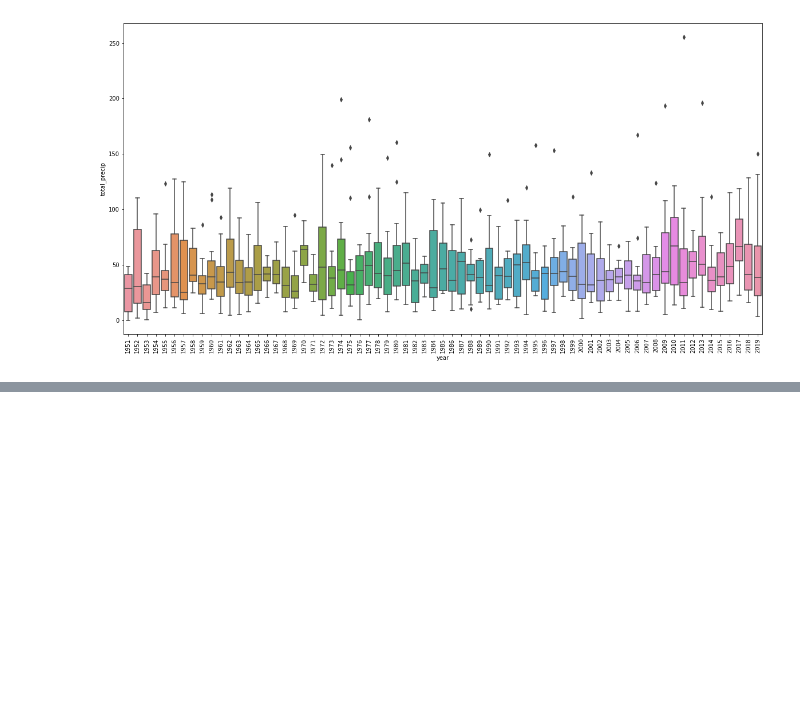
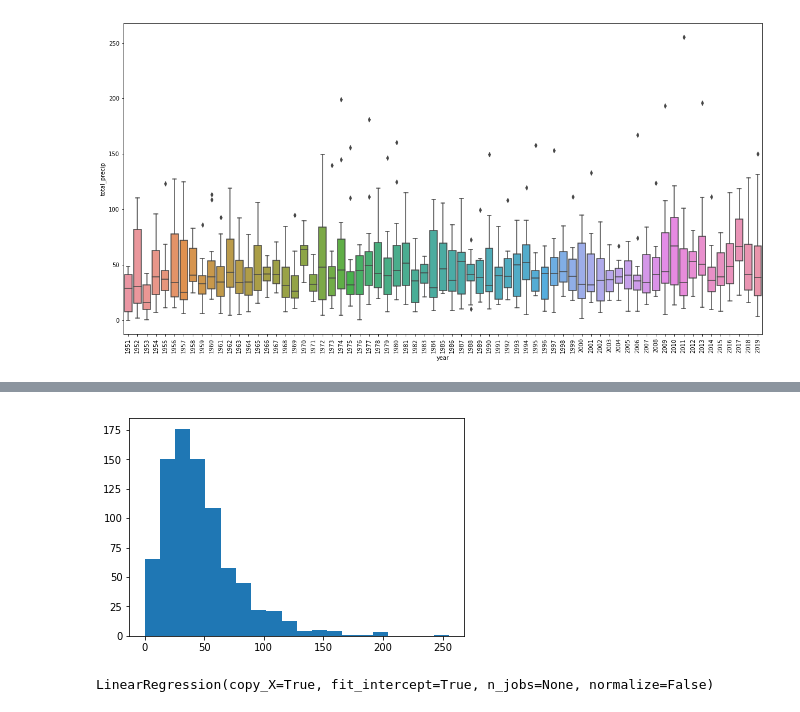
Before and after one commit to PiotrekPluta/Precipitation_Analysis_in_Wizna, a Jupyter notebook: 03_Explore_precipitation_data.ipynb, the cells around one changed output, grey strips where cells are left out. Saved outputs shown, nothing was run; the diff lists cells and outputs as text; code cells hidden in the pictures; blank space fills up the shorter version.

```diff
--- a/03_Explore_precipitation_data.ipynb
+++ b/03_Explore_precipitation_data.ipynb
@@ -148,0 +161,16 @@ plt.show()
+# %%
+plt.hist(data.total_precip, bins=20)
+plt.show()
+# %% [output]
+[figure, added]
+# %%
+# Using linear regression model to check the coeficiant of model
+
+from sklearn.linear_model import LinearRegression
+model = LinearRegression()
+# zmienna objaśniające
+X = np.array(data.index).reshape(-1, 1) # ta zmienna musi być macierzą albo ramką danych (wg konwencji duże X)
+y = data.total_precip #zmienna objaśniana oznacza się małym y i to nie musi byc ramka lub macierz. moze byc wektor
+model.fit(X, y) #dopasowujemy model do danych
+# %% [output]
+LinearRegression(copy_X=True, fit_intercept=True, n_jobs=None, normalize=False)
```
Also changed, not shown: parts of 8 cells of this notebook, 1 other file.
